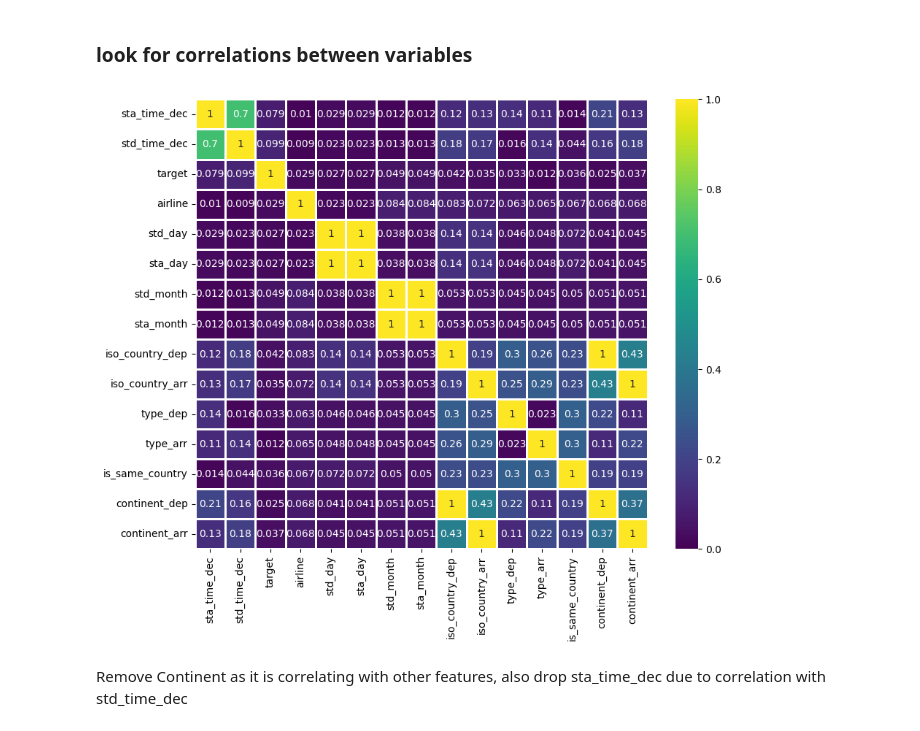
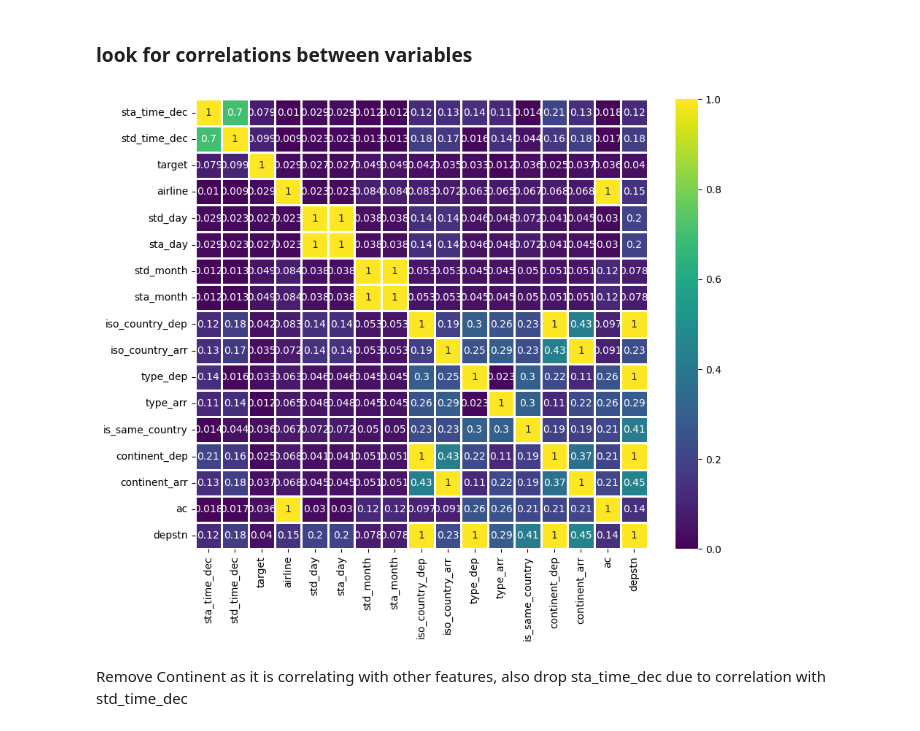
Before and after one commit to marenbor/ml_project_flight_delays, a Jupyter notebook: notebooks/01_Data_cleaning.ipynb, the cells around one changed output. Drawn from its saved outputs; the diff is of its cells as text; code cells hidden in the pictures.

```diff
--- a/notebooks/01_Data_cleaning.ipynb
+++ b/notebooks/01_Data_cleaning.ipynb
@@ -192,7 +192,7 @@ memory usage: 20.0+ MB
 ## drop unneccessary columns
 # %%
 #drop columns that are not needed
-df.drop(columns=['datop', 'fltid', 'depstn', 'arrstn', 'std', 'sta', 'ac', 'status', 'std_date', 'sta_date', 'std_time', 'sta_time'], inplace=True)
+df.drop(columns=['datop', 'fltid', 'arrstn', 'std', 'sta', 'status', 'std_date', 'sta_date', 'std_time', 'sta_time'], inplace=True)
 
 #maybe drop: 'iso_country_arr', 'type_arr'
 # %% [markdown]
@@ -234,7 +234,9 @@ categorical_features = [
     'type_arr',
     'is_same_country',
     'continent_dep',
-    'continent_arr'
+    'continent_arr',
+    'ac',
+    'depstn'
 ]
 
 # Function to compute Cramer's correlation between two categorical columns
@@ -277,34 +279,34 @@ def num_num_correlation(df_, num_col1, num_col2):
 # Compute correlations between all features
 all_features = numerical_features + categorical_features
 correlation_matrix = pd.DataFrame(index=all_features, columns=all_features)
 
 for i, feature1 in enumerate(all_features):
     for j, feature2 in enumerate(all_features):
         if feature1 in numerical_features and feature2 in numerical_features:
             correlation_matrix.loc[feature1, feature2] = num_num_correlation(df, feature1, feature2)
         elif feature1 in categorical_features and feature2 in categorical_features:
             correlation_matrix.loc[feature1, feature2] = cat_cat_correlation(df, feature1, feature2)
         else:
             if feature1 in categorical_features and feature2 in numerical_features:
                 correlation_matrix.loc[feature1, feature2] = cat_num_correlation(df, feature1, feature2)
             elif feature1 in numerical_features and feature2 in categorical_features:
                 correlation_matrix.loc[feature1, feature2] = cat_num_correlation(df, feature2, feature1)
 
 # Convert to numeric for heatmap plotting
 correlation_matrix = correlation_matrix.astype(float)
 
 # Plot the heatmap
 plt.figure(figsize=(10, 8), dpi=100)
 sns.heatmap(data=correlation_matrix,
             cmap='viridis',
             linecolor='white',
             linewidth=1,
             annot=True,
             vmin=0,
             vmax=1)
 plt.show()
 # %% [output]
-[figure, old version]
+[figure, new version]
 # %% [markdown]
 Remove Continent as it is correlating with other features, also drop sta_time_dec due to correlation with std_time_dec
 # %% [markdown]
```
Also changed, not shown: parts of 2 cells of this notebook, 16 other files.
